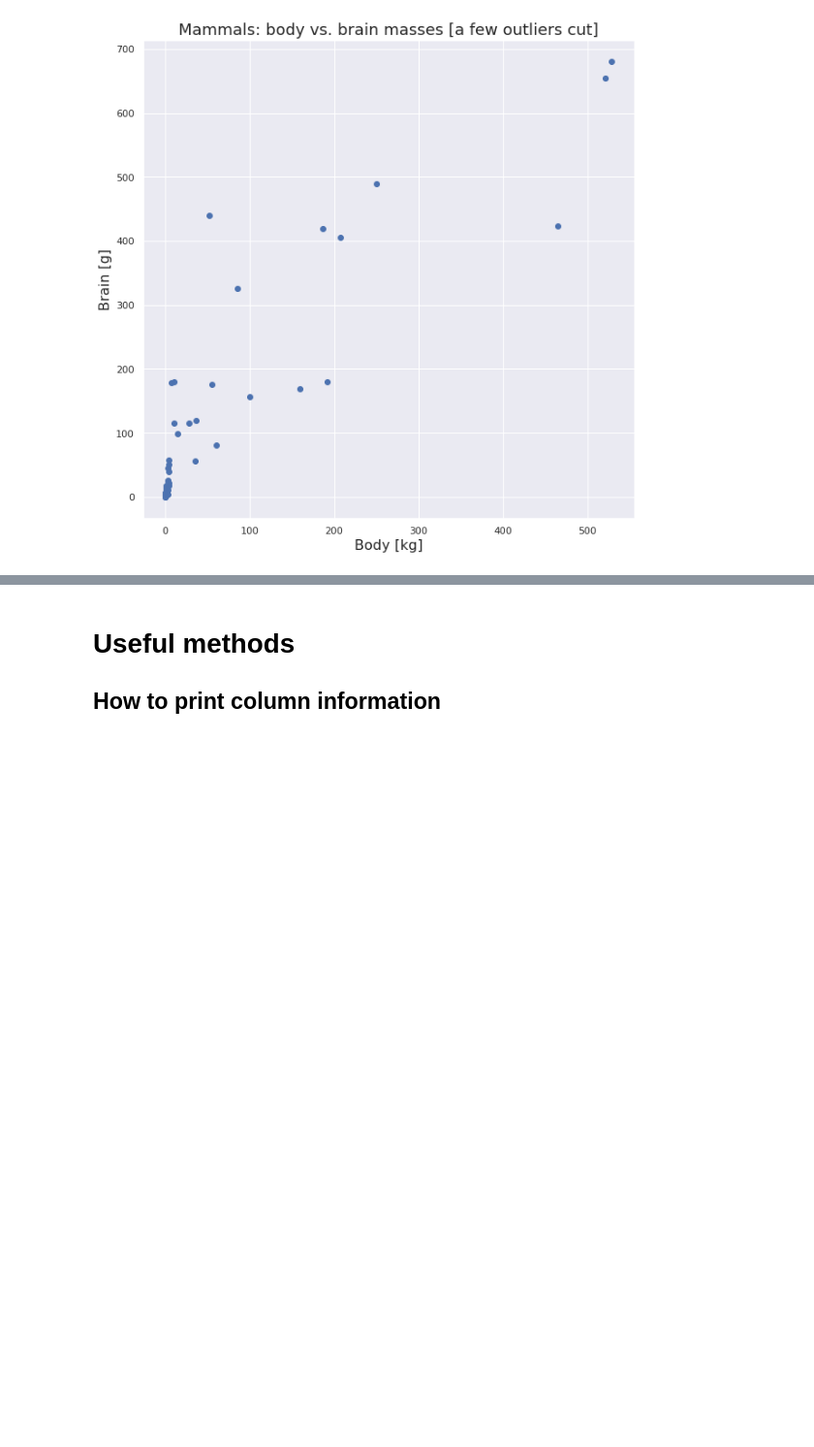
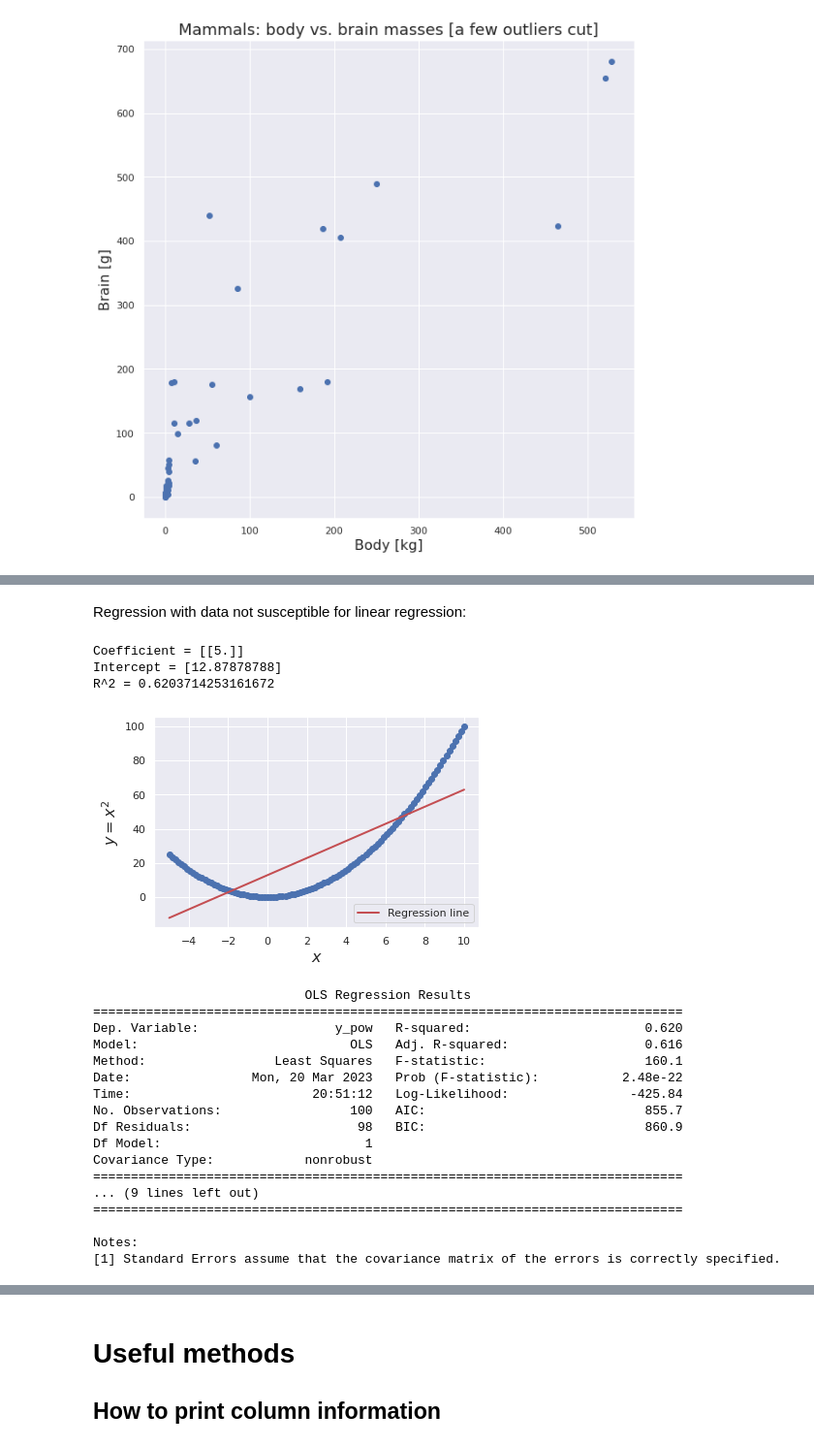
Before and after one commit to filipabramowicz/ML_AI_course, a Jupyter notebook: notes_from_lab03.ipynb, the cells around one changed output, grey strips where cells are left out. Shown: that part at 97% size. Drawn from its saved outputs; the diff is of its cells as text; code cells hidden in the pictures; blank space fills up the shorter version.

```diff
--- a/notes_from_lab03.ipynb
+++ b/notes_from_lab03.ipynb
@@ -386,0 +602,54 @@ print("\nAnimal with the heaviest brain: ", mammals.loc[mammals['brain'].idxmax(
+# %% [markdown]
+Regression with data not susceptible for linear regression:
+# %%
+x = np.linspace(-5,10,100)
+D0 = np.array([x, np.power(x,2)]).T
+# print(D0)
+D1 = pd.DataFrame(data=D0, columns=["x", "y_pow"])
+# print(D1)
+
+bad_regr = linear_model.LinearRegression()
+bad_regr.fit(D1[["x"]],D1[["y_pow"]])
+print(f'Coefficient = {bad_regr.coef_}')
+print(f'Intercept = {bad_regr.intercept_}')
+print(f'R^2 = {bad_regr.score(D1[["x"]],D1[["y_pow"]])}')
+# Remember that typically we do not quantify the quality on the basis of the training set!
+
+plt.scatter(D1[["x"]],D1[["y_pow"]])
+plt.xlabel("$x$", fontsize=16)
+plt.ylabel(r'$y = x^2$', fontsize=16)
+pred = bad_regr.predict(D1[["x"]])
+plt.plot(x,pred,'r',label="Regression line",linewidth=2)
+plt.legend(loc=4)
+plt.show()
+
+import statsmodels.formula.api as smf
+
+# StatsModel: to see the quality table
+# A little different API
+D0 = np.array([np.ones(x.size), x, np.power(x,2)]).T
+D1 = pd.DataFrame(data=D0, columns=["const", "x", "y_pow"])
+regression_bad = smf.ols(formula='y_pow ~ x', data = D1).fit()
+print(regression_bad.summary(),"\n")
+# %% [output]
+Coefficient = [[5.]]
+Intercept = [12.87878788]
+R^2 = 0.6203714253161672
+[figure, added]
+                            OLS Regression Results
+==============================================================================
+Dep. Variable:                  y_pow   R-squared:                       0.620
+Model:                            OLS   Adj. R-squared:                  0.616
+Method:                 Least Squares   F-statistic:                     160.1
+Date:                Mon, 20 Mar 2023   Prob (F-statistic):           2.48e-22
+Time:                        20:51:12   Log-Likelihood:                -425.84
+No. Observations:                 100   AIC:                             855.7
+Df Residuals:                      98   BIC:                             860.9
+Df Model:                           1
+Covariance Type:            nonrobust
+==============================================================================
+... (9 lines left out)
+==============================================================================
+
+Notes:
+[1] Standard Errors assume that the covariance matrix of the errors is correctly specified.
```
Also changed, not shown: parts of 34 cells of this notebook.
